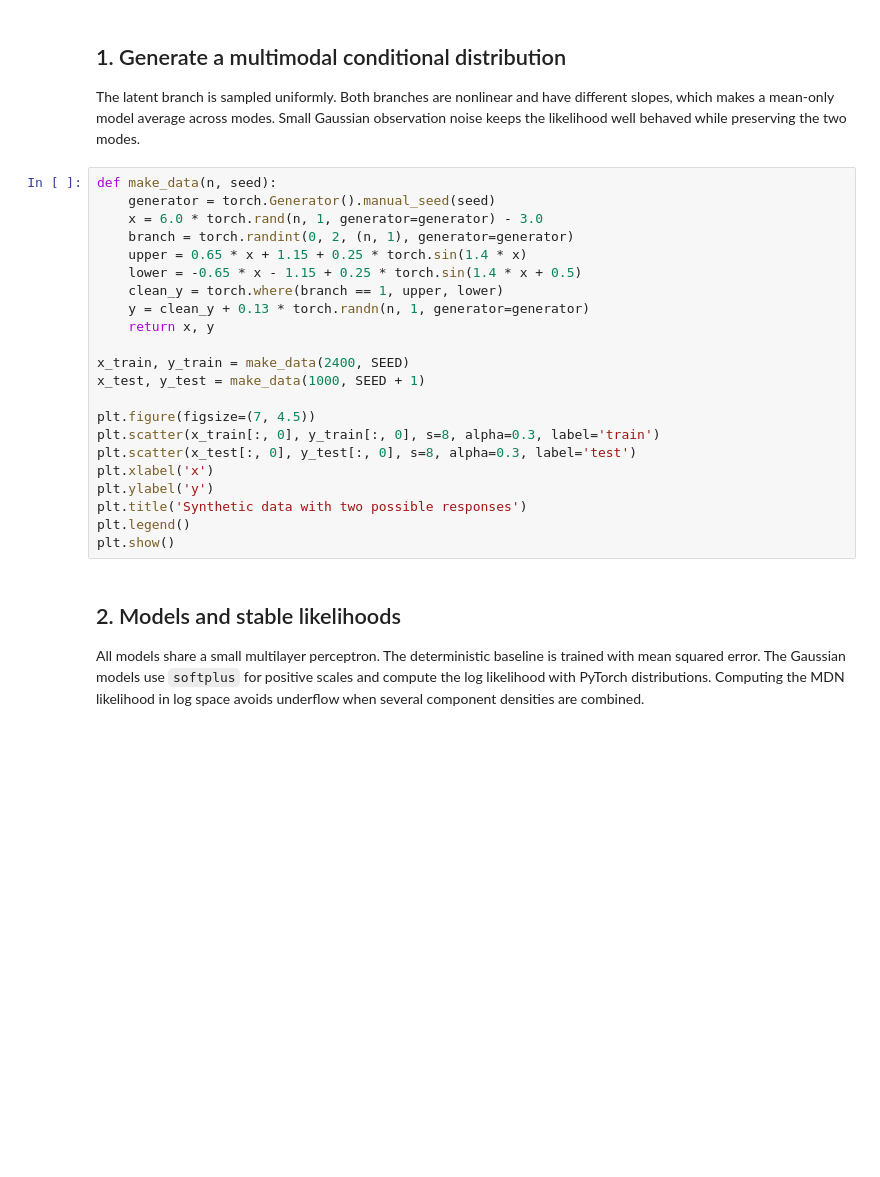
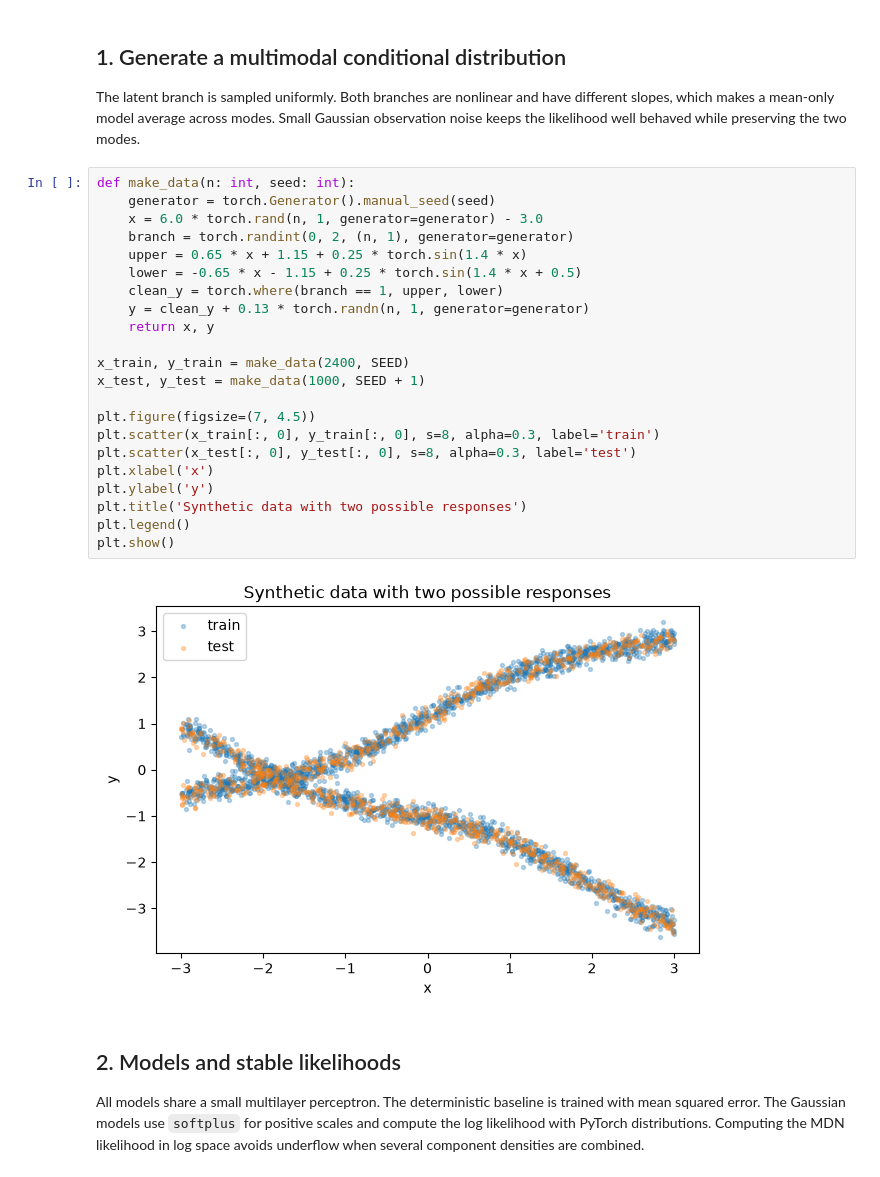
Before and after one commit to jvtricking/CS6956-MDN, a Jupyter notebook: mdn_2d_starter.ipynb, the cells around one changed output. Drawn from its saved outputs; the diff is of its cells as text; blank space fills up the shorter version.

Commit message:
uploading figures

```diff
--- a/mdn_2d_starter.ipynb
+++ b/mdn_2d_starter.ipynb
@@ -33,27 +33,29 @@ Using cuda
 
 The latent branch is sampled uniformly. Both branches are nonlinear and have different slopes, which makes a mean-only model average across modes. Small Gaussian observation noise keeps the likelihood well behaved while preserving the two modes.
 # %%
-def make_data(n, seed):
+def make_data(n: int, seed: int):
     generator = torch.Generator().manual_seed(seed)
     x = 6.0 * torch.rand(n, 1, generator=generator) - 3.0
     branch = torch.randint(0, 2, (n, 1), generator=generator)
     upper = 0.65 * x + 1.15 + 0.25 * torch.sin(1.4 * x)
     lower = -0.65 * x - 1.15 + 0.25 * torch.sin(1.4 * x + 0.5)
     clean_y = torch.where(branch == 1, upper, lower)
     y = clean_y + 0.13 * torch.randn(n, 1, generator=generator)
     return x, y
 
 x_train, y_train = make_data(2400, SEED)
 x_test, y_test = make_data(1000, SEED + 1)
 
 plt.figure(figsize=(7, 4.5))
 plt.scatter(x_train[:, 0], y_train[:, 0], s=8, alpha=0.3, label='train')
 plt.scatter(x_test[:, 0], y_test[:, 0], s=8, alpha=0.3, label='test')
 plt.xlabel('x')
 plt.ylabel('y')
 plt.title('Synthetic data with two possible responses')
 plt.legend()
 plt.show()
+# %% [output]
+[figure, added]
 # %% [markdown]
 ## 2. Models and stable likelihoods
 
```
Also changed, not shown: parts of 3 cells of this notebook.
